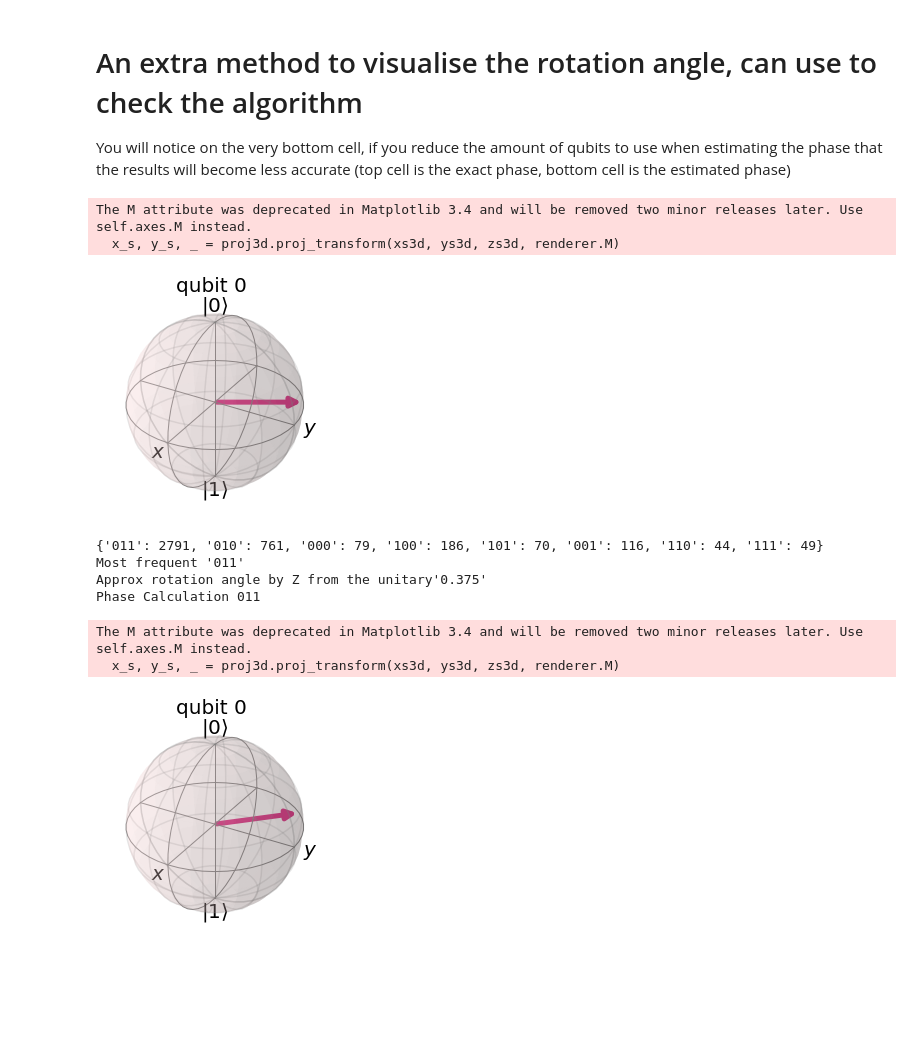
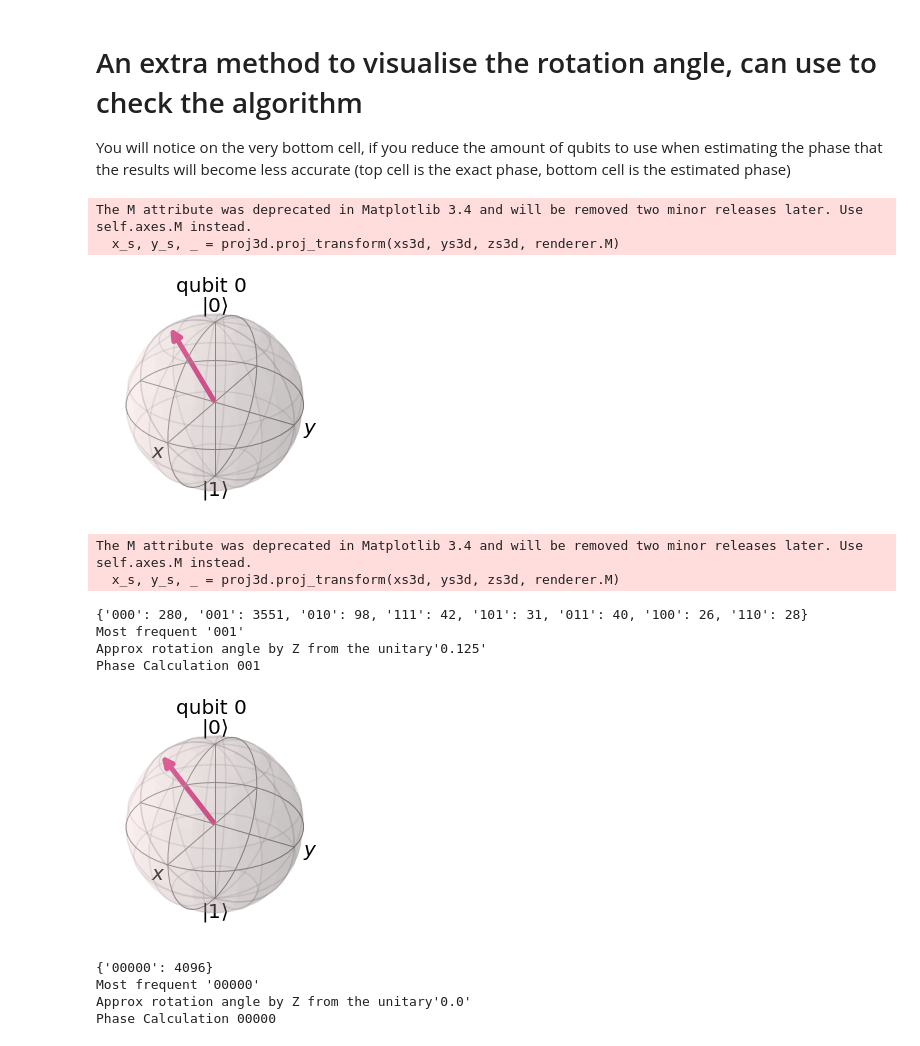
Before and after one commit to GabrielPontolillo/Quantum_Algorithm_Implementations, a Jupyter notebook: Quantum Phase Estimation/Qiskit Code/Quantum Phase Estimation Qiskit.ipynb, the cells around one changed output. Cells and saved outputs as stored; diff of their text form; code cells hidden in the pictures; blank space fills up the shorter version.

```diff
--- a/Quantum Phase Estimation/Qiskit Code/Quantum Phase Estimation Qiskit.ipynb
+++ b/Quantum Phase Estimation/Qiskit Code/Quantum Phase Estimation Qiskit.ipynb
@@ -88,23 +88,67 @@ def visualise_rotation_angle(angle):
 
     qc.h(0)
     qc.p(angle, 0);
+    qc.h(0)
 
     qc.save_statevector()
     statevector = sim.run(qc).result().get_statevector()
     return(plot_bloch_multivector(statevector))
 # %%
-visualise_rotation_angle((2*math.pi/3))
+visualise_rotation_angle((2*math.pi*1/10))
 # %% [output]
 The M attribute was deprecated in Matplotlib 3.4 and will be removed two minor releases later. Use self.axes.M instead.
   x_s, y_s, _ = proj3d.proj_transform(xs3d, ys3d, zs3d, renderer.M)
-[figure, old version]
+[figure, new version]
 # %%
-visualise_rotation_angle(2*math.pi*(generalised_qpe(3,(2*math.pi/3))))
+visualise_rotation_angle(2*math.pi*(generalised_qpe(3,(2*math.pi/10))))
 # %% [output]
-{'011': 2791, '010': 761, '000': 79, '100': 186, '101': 70, '001': 116, '110': 44, '111': 49}
-Most frequent '011'
-Approx rotation angle by Z from the unitary'0.375'
-Phase Calculation 011
+The M attribute was deprecated in Matplotlib 3.4 and will be removed two minor releases later. Use self.axes.M instead.
+  x_s, y_s, _ = proj3d.proj_transform(xs3d, ys3d, zs3d, renderer.M)
-The M attribute was deprecated in Matplotlib 3.4 and will be removed two minor releases later. Use self.axes.M instead.
-  x_s, y_s, _ = proj3d.proj_transform(xs3d, ys3d, zs3d, renderer.M)
+{'000': 280, '001': 3551, '010': 98, '111': 42, '101': 31, '011': 40, '100': 26, '110': 28}
+Most frequent '001'
+Approx rotation angle by Z from the unitary'0.125'
+Phase Calculation 001
-[figure, old version]
+[figure, new version]
+# %%
+# Create and set up circuit
+amt_estimation_qubits = 5
+qpe3 = QuantumCircuit(amt_estimation_qubits+1, amt_estimation_qubits)
+
+# Apply H-Gates to counting qubits:
+for qubit in range(amt_estimation_qubits):
+    qpe3.h(qubit)
+
+    # Prepare our eigenstate |psi>:
+qpe3.x(amt_estimation_qubits)
+
+    #repetitions = 1
+    #for counting_qubit in range(amt_estimation_qubits):
+    #    for i in range(repetitions):
+    #        qpe3.cp(angle, counting_qubit, amt_estimation_qubits);
+    #    repetitions *= 2
+
+    # Do the inverse QFT:
+qft_dagger(qpe3, amt_estimation_qubits)
+
+    # Measure of course!
+qpe3.barrier()
+for n in range(amt_estimation_qubits):
+    qpe3.measure(n,n)
+
+    #print(qpe3)
+    # Let's see the results!
+aer_sim = Aer.get_backend('aer_simulator')
+shots = 4096
+t_qpe3 = transpile(qpe3, aer_sim)
+qobj = assemble(t_qpe3, shots=shots)
+results = aer_sim.run(qobj).result()
+answer = results.get_counts()
+print(answer)
+print("Most frequent '" + answer.most_frequent() + "'")
+print("Approx rotation angle by Z from the unitary'" + str(int(answer.most_frequent(), 2)/2**amt_estimation_qubits) + "'")
+print("Phase Calculation " + answer.most_frequent())
+# %% [output]
+{'00000': 4096}
+Most frequent '00000'
+Approx rotation angle by Z from the unitary'0.0'
+Phase Calculation 00000
```
Also changed, not shown: parts of 1 cell of this notebook, 5 other files.
